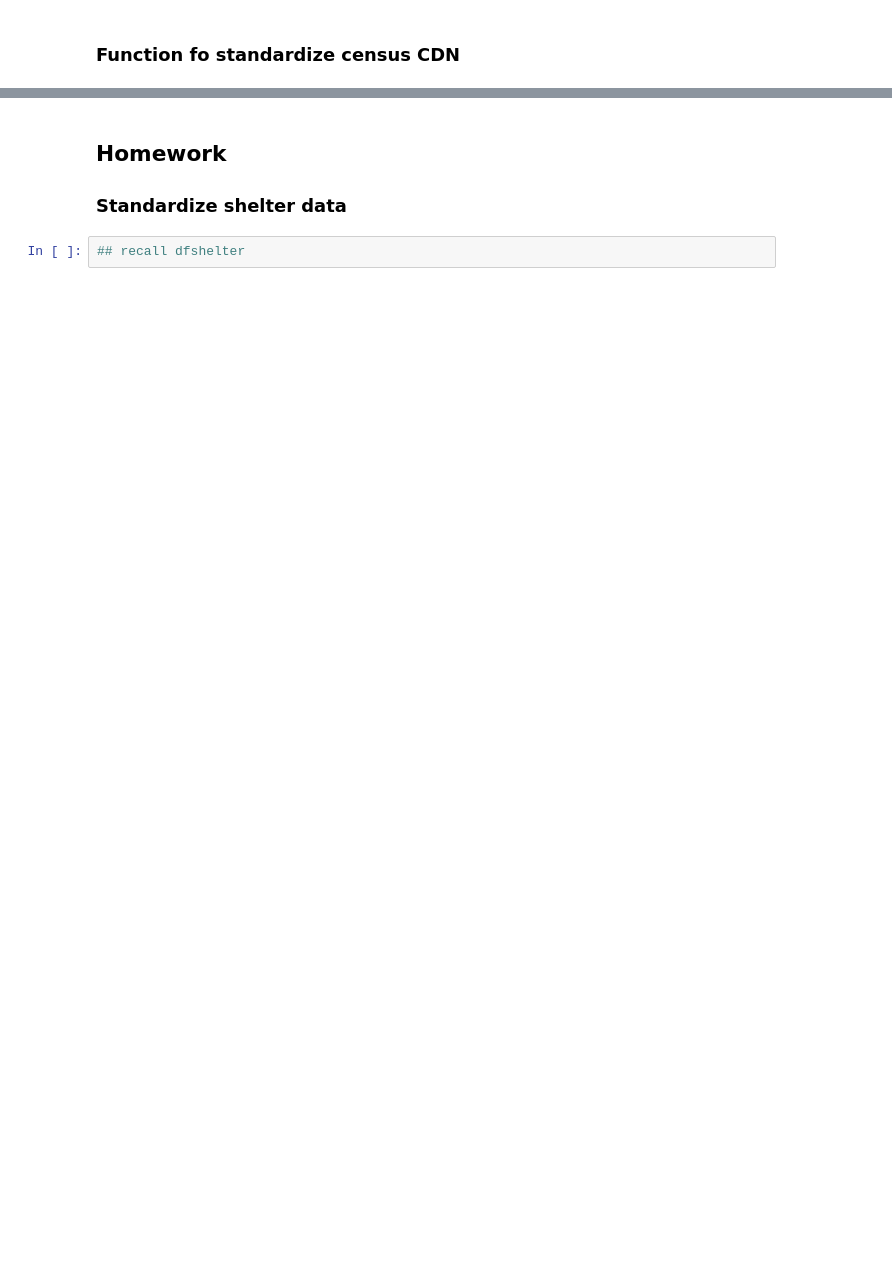
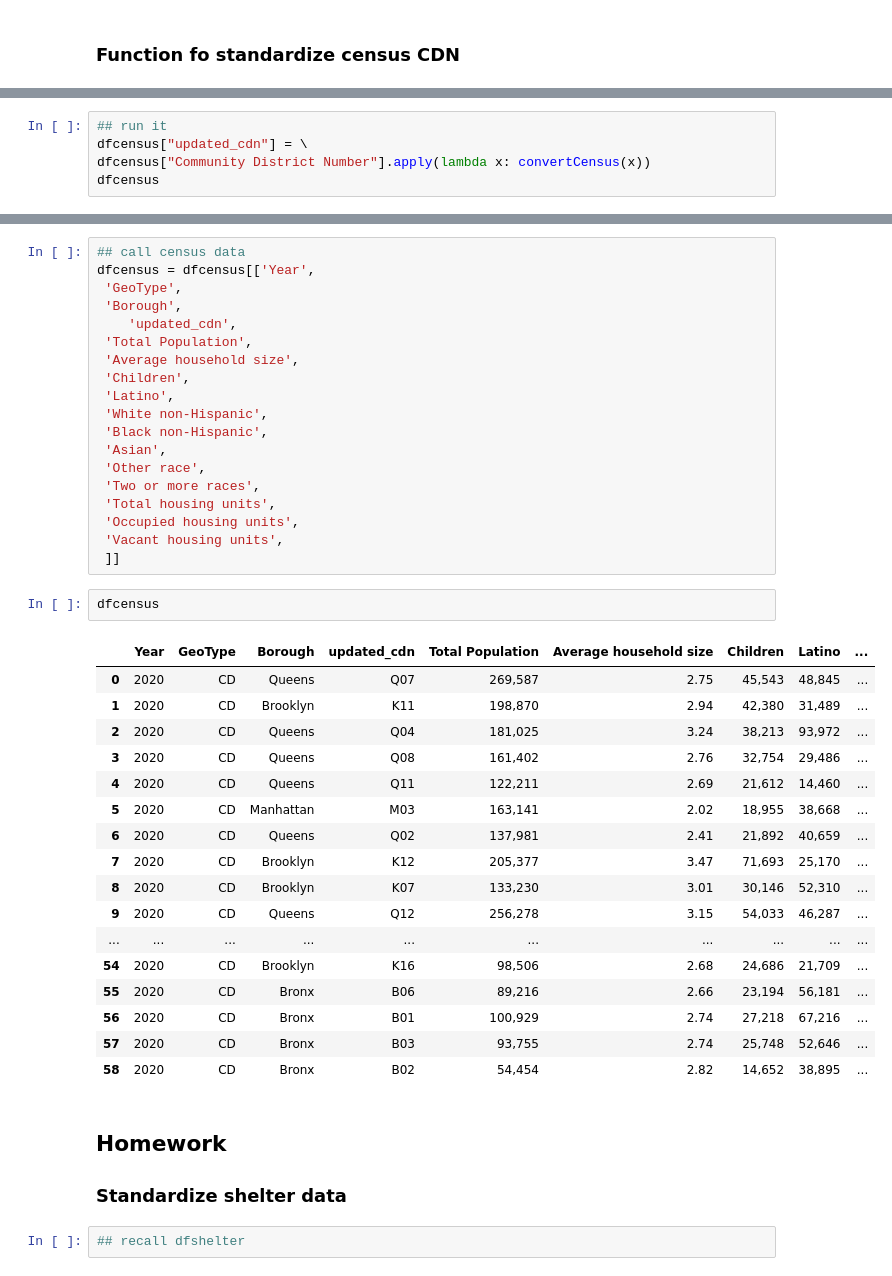
Before and after one commit to sandeepmj/2025-advanced-reporting, a Jupyter notebook: demos/wk11-conditional-function-merge-BLANK.ipynb, the cells around one changed output, grey strips where cells are left out. Saved outputs shown, nothing was run; the diff lists cells and outputs as text; blank space fills up the shorter version.

```diff
--- a/demos/wk11-conditional-function-merge-BLANK.ipynb
+++ b/demos/wk11-conditional-function-merge-BLANK.ipynb
@@ -418,0 +570,5 @@ NAME YOUR FUNCTION: pct_chg
+# %%
+## run it
+dfcensus["updated_cdn"] = \
+dfcensus["Community District Number"].apply(lambda x: convertCensus(x))
+dfcensus
@@ -526,3 +619,42 @@ NAME YOUR FUNCTION: pct_chg
+# %%
+## call census data
+dfcensus = dfcensus[['Year',
+ 'GeoType',
+ 'Borough',
+    'updated_cdn',
+ 'Total Population',
+ 'Average household size',
+ 'Children',
+ 'Latino',
+ 'White non-Hispanic',
+ 'Black non-Hispanic',
+ 'Asian',
+ 'Other race',
+ 'Two or more races',
+ 'Total housing units',
+ 'Occupied housing units',
+ 'Vacant housing units',
+ ]]
+# %%
+dfcensus
+# %% [output]
+|  | Year | GeoType | Borough | updated_cdn | Total Population | Average household size | Children | Latino | ... |
+| 0 | 2020 | CD | Queens | Q07 | 269,587 | 2.75 | 45,543 | 48,845 | ... |
+| 1 | 2020 | CD | Brooklyn | K11 | 198,870 | 2.94 | 42,380 | 31,489 | ... |
+| 2 | 2020 | CD | Queens | Q04 | 181,025 | 3.24 | 38,213 | 93,972 | ... |
+| 3 | 2020 | CD | Queens | Q08 | 161,402 | 2.76 | 32,754 | 29,486 | ... |
+| 4 | 2020 | CD | Queens | Q11 | 122,211 | 2.69 | 21,612 | 14,460 | ... |
+| 5 | 2020 | CD | Manhattan | M03 | 163,141 | 2.02 | 18,955 | 38,668 | ... |
+| 6 | 2020 | CD | Queens | Q02 | 137,981 | 2.41 | 21,892 | 40,659 | ... |
+| 7 | 2020 | CD | Brooklyn | K12 | 205,377 | 3.47 | 71,693 | 25,170 | ... |
+| 8 | 2020 | CD | Brooklyn | K07 | 133,230 | 3.01 | 30,146 | 52,310 | ... |
+| 9 | 2020 | CD | Queens | Q12 | 256,278 | 3.15 | 54,033 | 46,287 | ... |
+| ... | ... | ... | ... | ... | ... | ... | ... | ... | ... |
+| 54 | 2020 | CD | Brooklyn | K16 | 98,506 | 2.68 | 24,686 | 21,709 | ... |
+| 55 | 2020 | CD | Bronx | B06 | 89,216 | 2.66 | 23,194 | 56,181 | ... |
+| 56 | 2020 | CD | Bronx | B01 | 100,929 | 2.74 | 27,218 | 67,216 | ... |
+| 57 | 2020 | CD | Bronx | B03 | 93,755 | 2.74 | 25,748 | 52,646 | ... |
+| 58 | 2020 | CD | Bronx | B02 | 54,454 | 2.82 | 14,652 | 38,895 | ... |
 # %% [markdown]
 ## Homework
 ### Standardize shelter data
```
Also changed, not shown: parts of 71 cells of this notebook.
